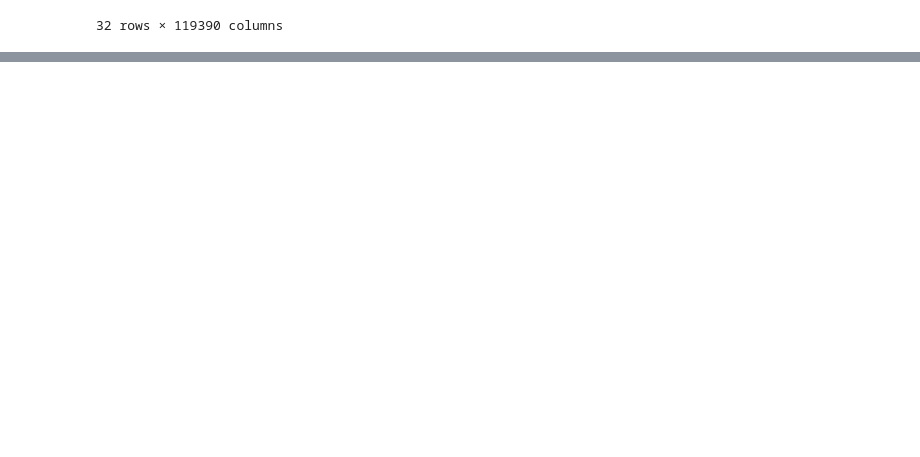
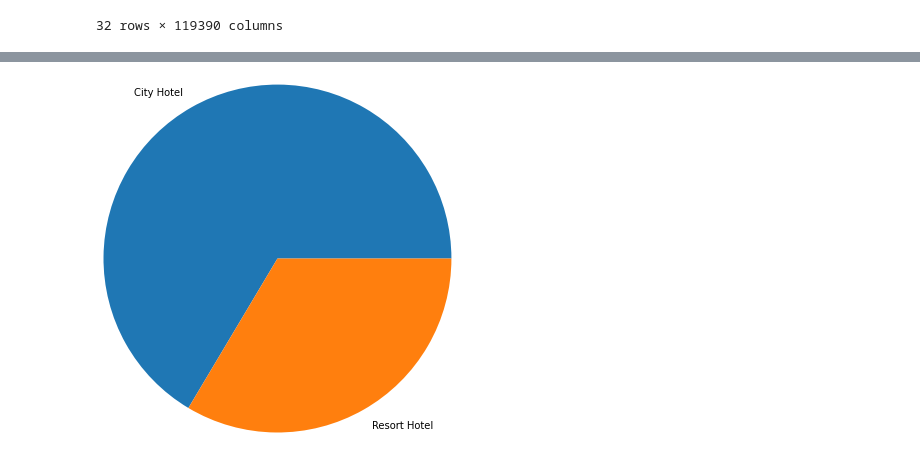
Before and after one commit to ChinmayRojatkar/EDA-Capstone-Hotel-Booking-Analysis, a Jupyter notebook: Hotel_Booking_Analysis_Capstone_Project.ipynb, the cells around one changed output, grey strips where cells are left out. Saved outputs shown, nothing was run; the diff lists cells and outputs as text; code cells hidden in the pictures; blank space fills up the shorter version.

```diff
--- a/Hotel_Booking_Analysis_Capstone_Project.ipynb
+++ b/Hotel_Booking_Analysis_Capstone_Project.ipynb
@@ -74,0 +50,6 @@ dtype: object
+# %%
+booking_hotel = booking["hotel"].value_counts()
+
+plt.pie(booking_hotel, labels = booking_hotel.index,radius=2);
+# %% [output]
+[figure, added]
```
Also changed, not shown: parts of 5 cells of this notebook.
